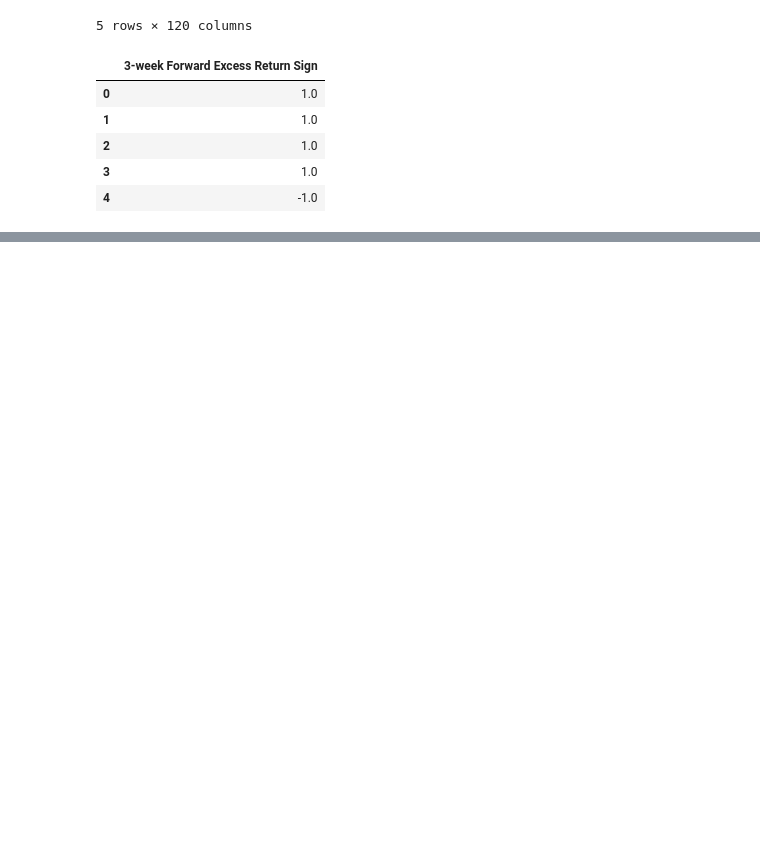
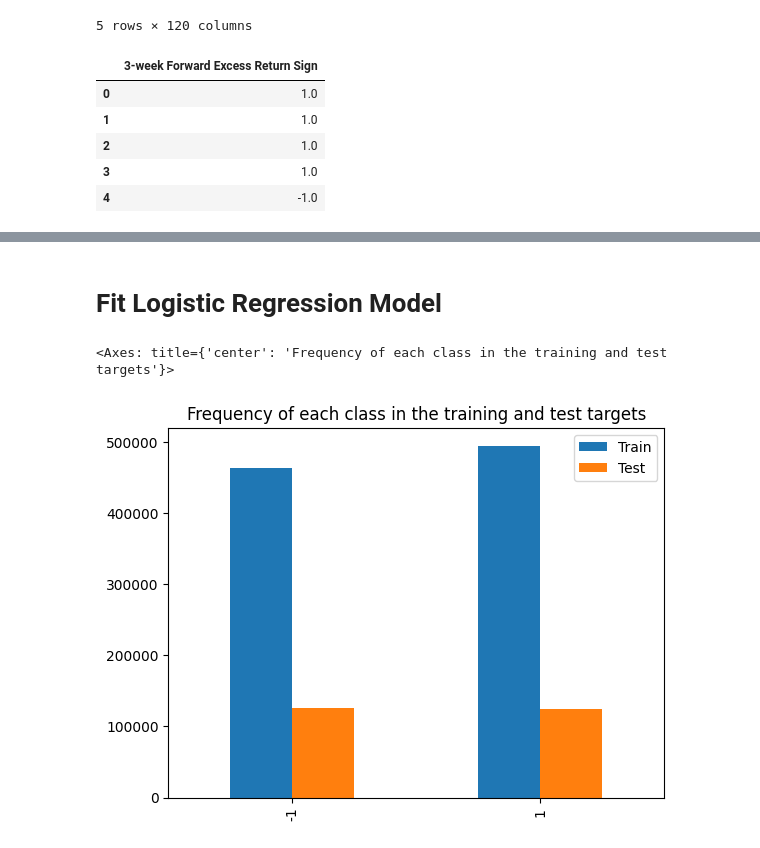
Before and after one commit to ed-churchill/ibm-ml-certificate, a Jupyter notebook: ibm-classification-logistic-regression.ipynb, the cells around one changed output, grey strips where cells are left out. Drawn from its saved outputs; the diff is of its cells as text; code cells hidden in the pictures; blank space fills up the shorter version.

```diff
--- a/ibm-classification-logistic-regression.ipynb
+++ b/ibm-classification-logistic-regression.ipynb
@@ -49,0 +50,11 @@ y_test.head(5)
+# %% [markdown]
+# Fit Logistic Regression Model
+# %%
+# Examine class imbalance in training and test sets
+train_classes = y_train.value_counts().sort_index()
+test_classes = y_test.value_counts().sort_index()
+class_freq = pd.DataFrame(data=zip(train_classes, test_classes), columns=['Train', 'Test'], index=[-1, 1])
+class_freq.plot(kind='bar', title='Frequency of each class in the training and test targets')
+# %% [output]
+<Axes: title={'center': 'Frequency of each class in the training and test targets'}>
+[figure, added]
```
Also changed, not shown: parts of 13 cells of this notebook.
